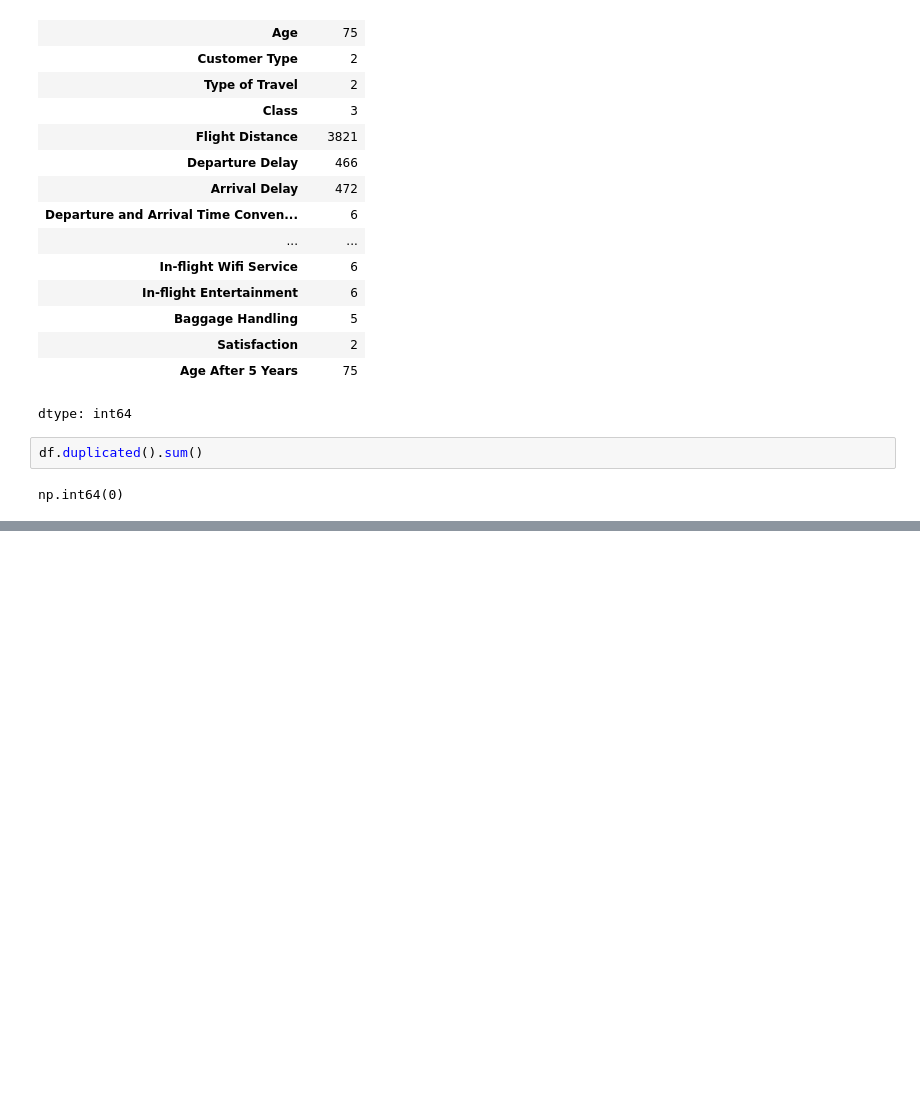
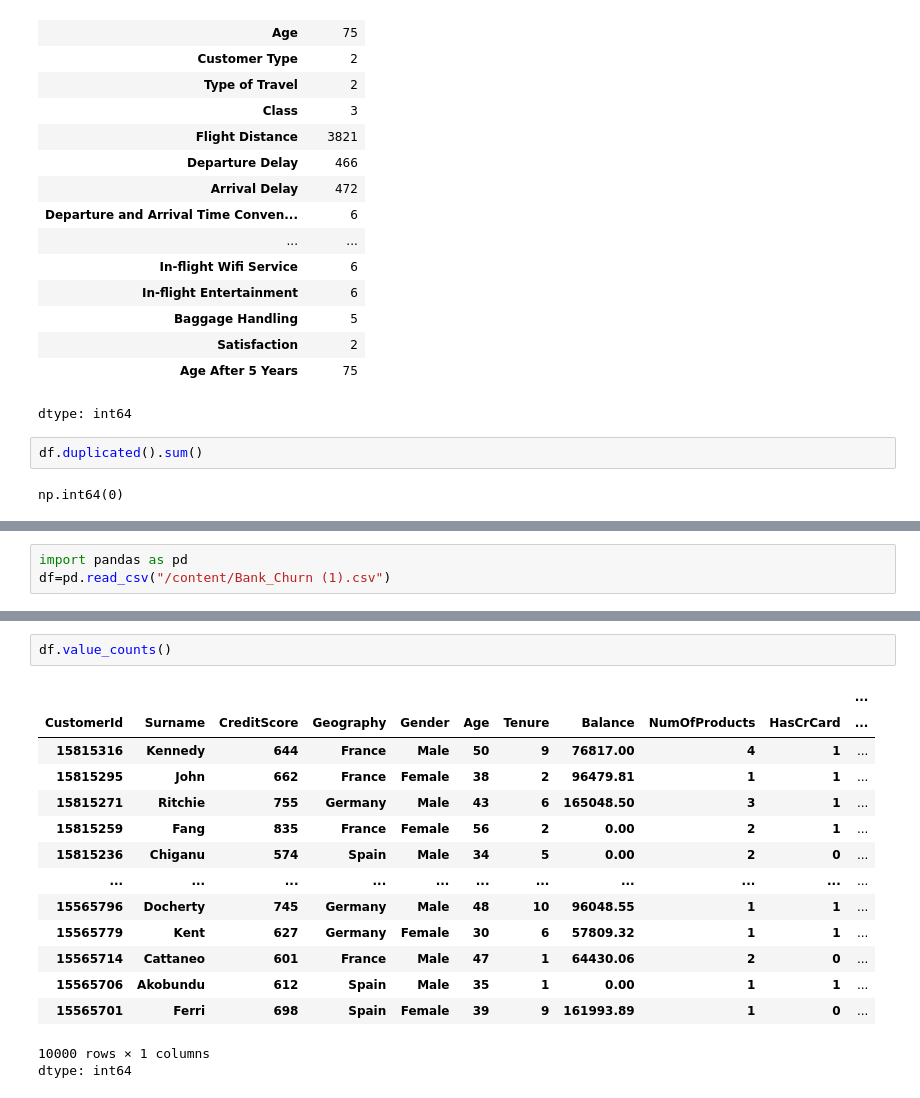
Before and after one commit to Yaswitha1610/EDA-PROJECT-L41-L42, a Jupyter notebook: EDA_Airline.ipynb, the cells around one changed output, grey strips where cells are left out. Drawn from its saved outputs; the diff is of its cells as text; blank space fills up the shorter version.

```diff
--- a/EDA_Airline.ipynb
+++ b/EDA_Airline.ipynb
@@ -368,0 +351,3 @@ df.corr(numeric_only=True)
+# %%
+import pandas as pd
+df=pd.read_csv("/content/Bank_Churn (1).csv")
@@ -368,0 +384,18 @@ df.corr(numeric_only=True)
+# %%
+df.value_counts()
+# %% [output]
+|  |  |  |  |  |  |  |  |  |  | ... |
+| CustomerId | Surname | CreditScore | Geography | Gender | Age | Tenure | Balance | NumOfProducts | HasCrCard | ... |
+| 15815316 | Kennedy | 644 | France | Male | 50 | 9 | 76817.00 | 4 | 1 | ... |
+| 15815295 | John | 662 | France | Female | 38 | 2 | 96479.81 | 1 | 1 | ... |
+| 15815271 | Ritchie | 755 | Germany | Male | 43 | 6 | 165048.50 | 3 | 1 | ... |
+| 15815259 | Fang | 835 | France | Female | 56 | 2 | 0.00 | 2 | 1 | ... |
+| 15815236 | Chiganu | 574 | Spain | Male | 34 | 5 | 0.00 | 2 | 0 | ... |
+| ... | ... | ... | ... | ... | ... | ... | ... | ... | ... | ... |
+| 15565796 | Docherty | 745 | Germany | Male | 48 | 10 | 96048.55 | 1 | 1 | ... |
+| 15565779 | Kent | 627 | Germany | Female | 30 | 6 | 57809.32 | 1 | 1 | ... |
+| 15565714 | Cattaneo | 601 | France | Male | 47 | 1 | 64430.06 | 2 | 0 | ... |
+| 15565706 | Akobundu | 612 | Spain | Male | 35 | 1 | 0.00 | 1 | 1 | ... |
+| 15565701 | Ferri | 698 | Spain | Female | 39 | 9 | 161993.89 | 1 | 0 | ... |
+10000 rows × 1 columns
+dtype: int64
```
Also changed, not shown: parts of 41 cells of this notebook.
